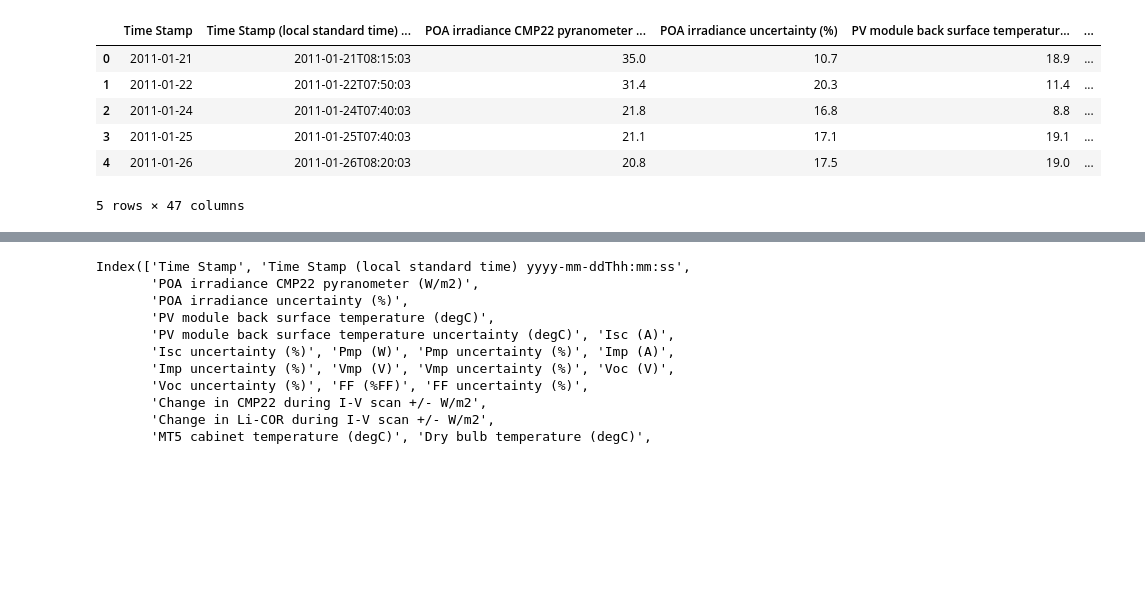
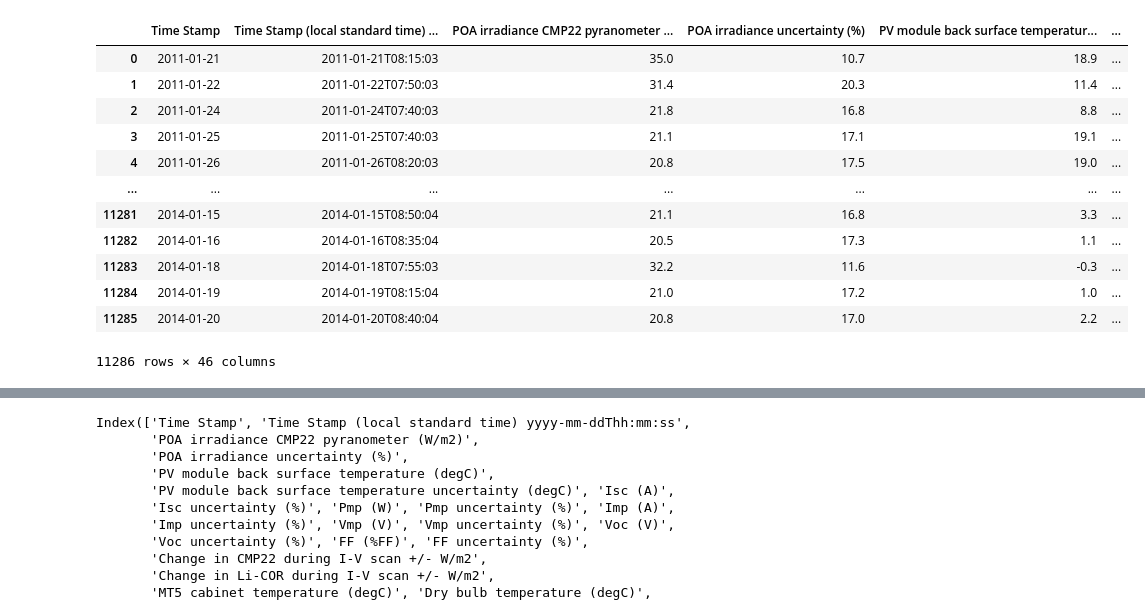
Before and after one commit to Edidas02/PV-Module-Model, a Jupyter notebook: solar-panels.ipynb, the cells around one changed output, grey strips where cells are left out. Cells and saved outputs as stored; diff of their text form; code cells hidden in the pictures; blank space fills up the shorter version.

```diff
--- a/solar-panels.ipynb
+++ b/solar-panels.ipynb
@@ -51,16 +55,22 @@ df.to_csv("solar-panels.csv")
 # %%
 # read data
 df = pd.read_csv("solar-panels.csv")
 del df["Unnamed: 0"]
-df.head()
+df
 # %% [output]
 |  | Time Stamp | Time Stamp (local standard time) ... | POA irradiance CMP22 pyranometer ... | POA irradiance uncertainty (%) | PV module back surface temperatur... | ... |
 | 0 | 2011-01-21 | 2011-01-21T08:15:03 | 35.0 | 10.7 | 18.9 | ... |
 | 1 | 2011-01-22 | 2011-01-22T07:50:03 | 31.4 | 20.3 | 11.4 | ... |
 | 2 | 2011-01-24 | 2011-01-24T07:40:03 | 21.8 | 16.8 | 8.8 | ... |
 | 3 | 2011-01-25 | 2011-01-25T07:40:03 | 21.1 | 17.1 | 19.1 | ... |
 | 4 | 2011-01-26 | 2011-01-26T08:20:03 | 20.8 | 17.5 | 19.0 | ... |
+| ... | ... | ... | ... | ... | ... | ... |
+| 11281 | 2014-01-15 | 2014-01-15T08:50:04 | 21.1 | 16.8 | 3.3 | ... |
+| 11282 | 2014-01-16 | 2014-01-16T08:35:04 | 20.5 | 17.3 | 1.1 | ... |
+| 11283 | 2014-01-18 | 2014-01-18T07:55:03 | 32.2 | 11.6 | -0.3 | ... |
+| 11284 | 2014-01-19 | 2014-01-19T08:15:04 | 21.0 | 17.2 | 1.0 | ... |
+| 11285 | 2014-01-20 | 2014-01-20T08:40:04 | 20.8 | 17.0 | 2.2 | ... |
-5 rows × 47 columns
+11286 rows × 46 columns
 # %%
 df_weather = pd.read_csv("weather-data.csv")
 df_weather["Time Stamp"] = df_weather["date_time"]
```
Also changed, not shown: parts of 12 cells of this notebook, 8 other files.
